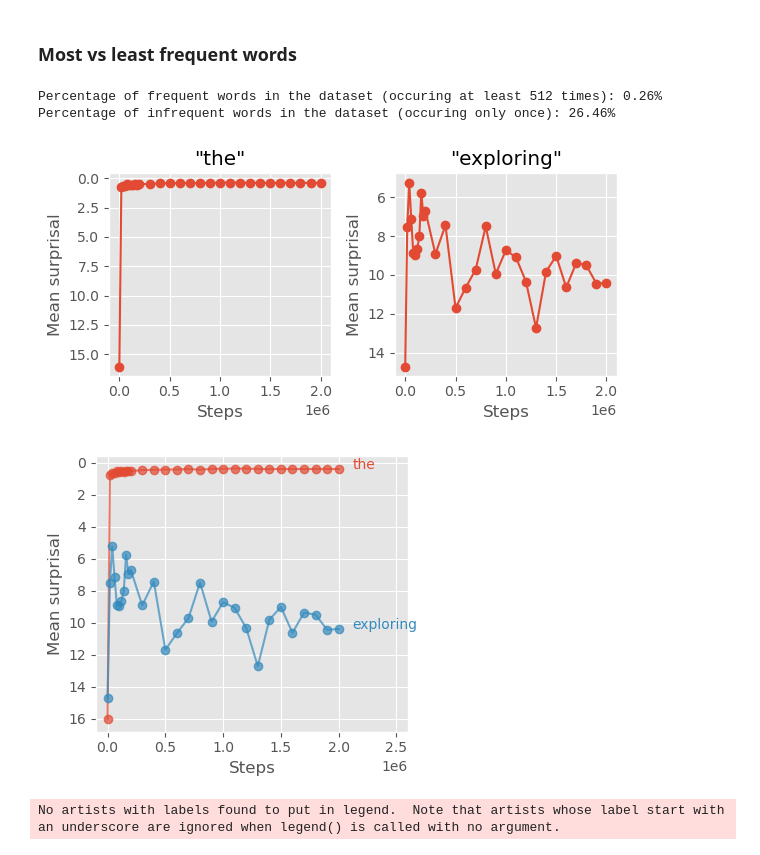
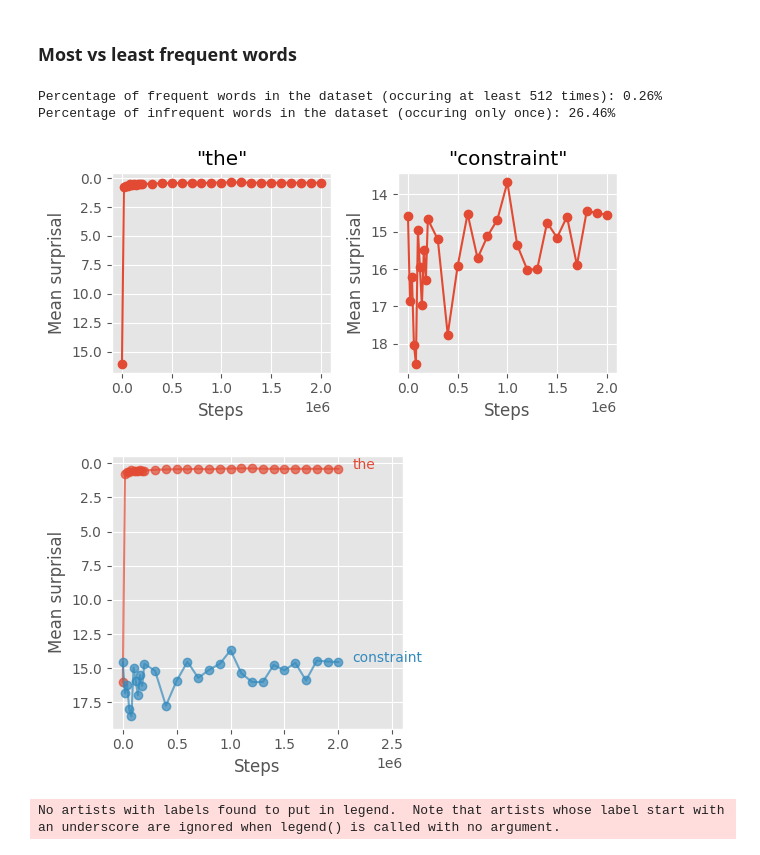
Before and after one commit to NazaninShafiabadi/NeuralLMs, a Jupyter notebook: src/word_acquisition.ipynb, the cells around one changed output. Drawn from its saved outputs; the diff is of its cells as text; code cells hidden in the pictures.

Commit message:
new toy surprisals + deleted unnecessary files

```diff
--- a/src/word_acquisition.ipynb
+++ b/src/word_acquisition.ipynb
@@ -120,27 +120,27 @@ plot_all_in_one(['walk', 'signaled', 'snatch'], surprisals)
 # %%
 frequent = surprisals[surprisals['NumExamples'] == 512]
 infrequent = surprisals[surprisals['NumExamples'] == 1]
 
 print(f'Percentage of frequent words in the dataset (occuring at least 512 times): {len(frequent)/len(surprisals)*100:.2f}%')
 print(f'Percentage of infrequent words in the dataset (occuring only once): {len(infrequent)/len(surprisals)*100:.2f}%')
 
 sample_infreq = random.choice(infrequent['Token'].drop_duplicates().tolist())
 
 # plot_surprisals(
 #     frequent['Token'].drop_duplicates().sample(1).tolist() + infrequent['Token'].drop_duplicates().sample(1).tolist(),
 #     surprisals
 #     )
 plot_surprisals(
-    ['the', 'exploring'], # good choices: 'immortal', 'challenging', 'constraint', 'exploring'
+    ['the', 'constraint'], # good choices: 'immortal', 'challenging', 'constraint', 'exploring'
     surprisals
     )
 
-plot_all_in_one(['the', 'exploring'], surprisals)
+plot_all_in_one(['the', 'constraint'], surprisals)
 # %% [output]
 Percentage of frequent words in the dataset (occuring at least 512 times): 0.26%
 Percentage of infrequent words in the dataset (occuring only once): 26.46%
-[figure, old version]
+[figure, new version]
-[figure, old version]
+[figure, new version]
 # %%
 # for each step, average surprisal across all words
 avg_surprisals = surprisals.groupby('Steps').MeanSurprisal.mean().reset_index().assign(Diffs=lambda x: x.MeanSurprisal.diff().fillna(0))
```
Also changed, not shown: parts of 1 cell of this notebook, 9 other files.
